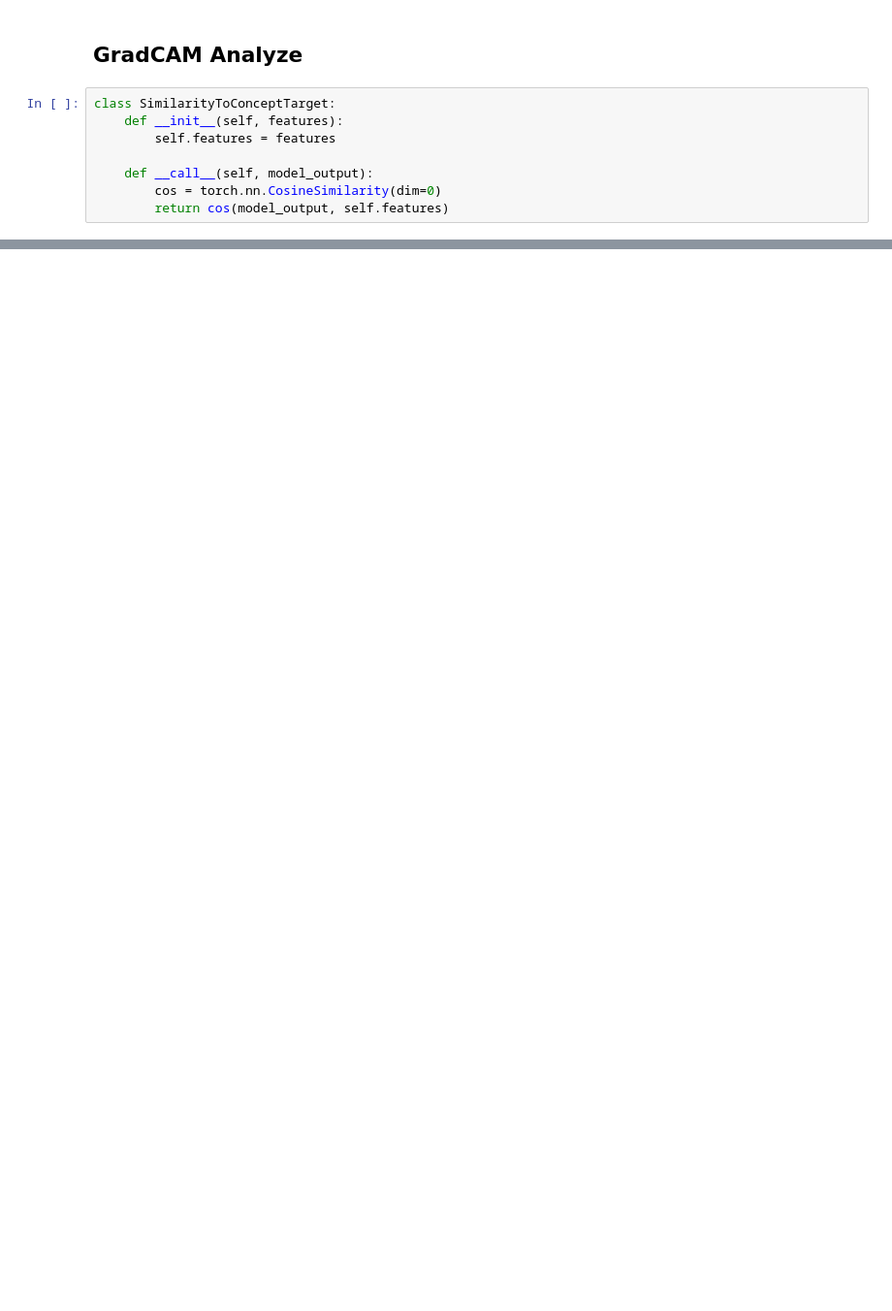
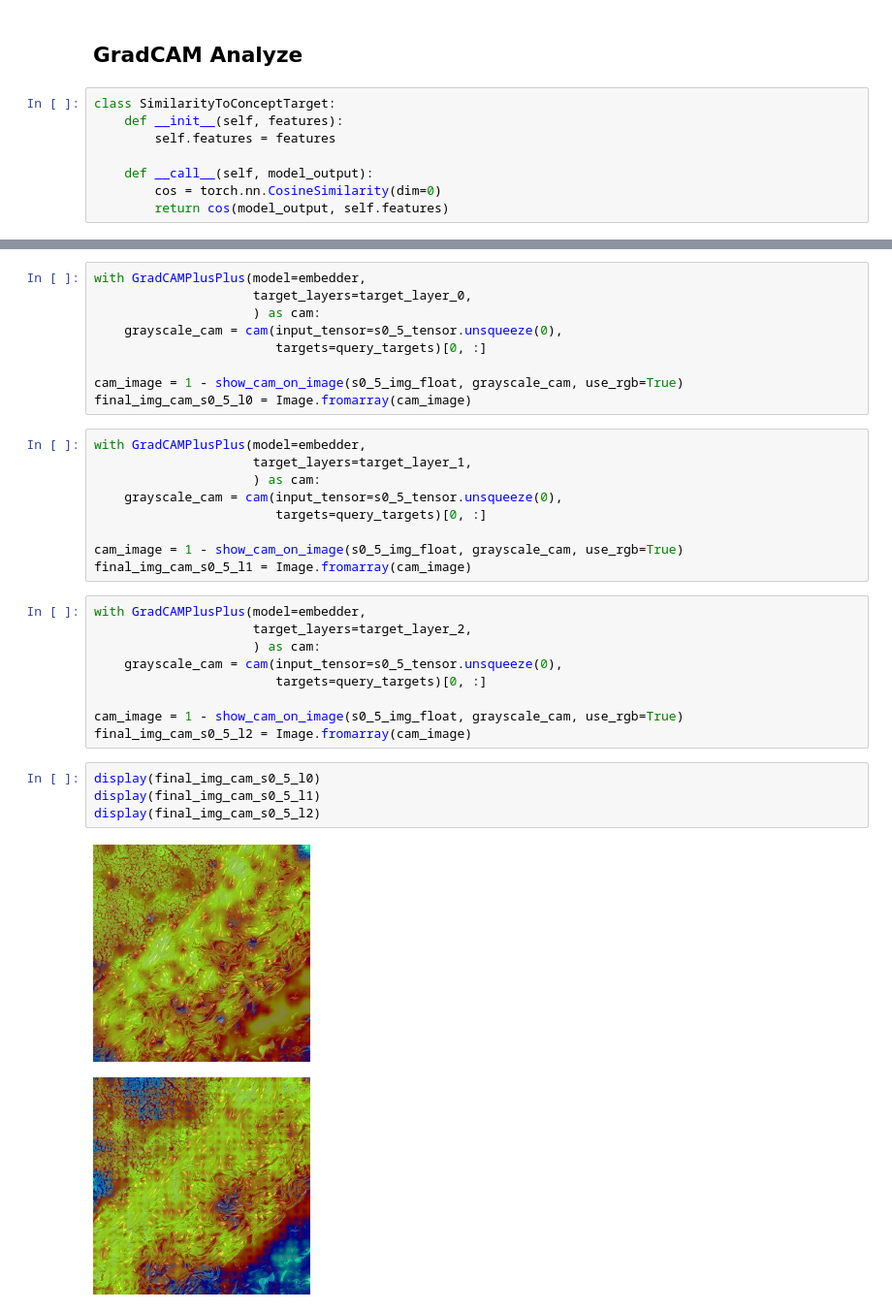
Before and after one commit to camilo-nunez/ffnir, a Jupyter notebook: ntbk_04_cam.ipynb, the cells around one changed output, grey strips where cells are left out. Shown at 97% size. Drawn from its saved outputs; the diff is of its cells as text; blank space fills up the shorter version.

```diff
--- a/ntbk_04_cam.ipynb
+++ b/ntbk_04_cam.ipynb
@@ -147,0 +194,34 @@ Image.fromarray(cam_image)
+# %%
+with GradCAMPlusPlus(model=embedder,
+                     target_layers=target_layer_0,
+                     ) as cam:
+    grayscale_cam = cam(input_tensor=s0_5_tensor.unsqueeze(0),
+                        targets=query_targets)[0, :]
+
+cam_image = 1 - show_cam_on_image(s0_5_img_float, grayscale_cam, use_rgb=True)
+final_img_cam_s0_5_l0 = Image.fromarray(cam_image)
+# %%
+with GradCAMPlusPlus(model=embedder,
+                     target_layers=target_layer_1,
+                     ) as cam:
+    grayscale_cam = cam(input_tensor=s0_5_tensor.unsqueeze(0),
+                        targets=query_targets)[0, :]
+
+cam_image = 1 - show_cam_on_image(s0_5_img_float, grayscale_cam, use_rgb=True)
+final_img_cam_s0_5_l1 = Image.fromarray(cam_image)
+# %%
+with GradCAMPlusPlus(model=embedder,
+                     target_layers=target_layer_2,
+                     ) as cam:
+    grayscale_cam = cam(input_tensor=s0_5_tensor.unsqueeze(0),
+                        targets=query_targets)[0, :]
+
+cam_image = 1 - show_cam_on_image(s0_5_img_float, grayscale_cam, use_rgb=True)
+final_img_cam_s0_5_l2 = Image.fromarray(cam_image)
+# %%
+display(final_img_cam_s0_5_l0)
+display(final_img_cam_s0_5_l1)
+display(final_img_cam_s0_5_l2)
+# %% [output]
+[figure, added]
+[figure, added]
```
Also changed, not shown: parts of 13 cells of this notebook.
